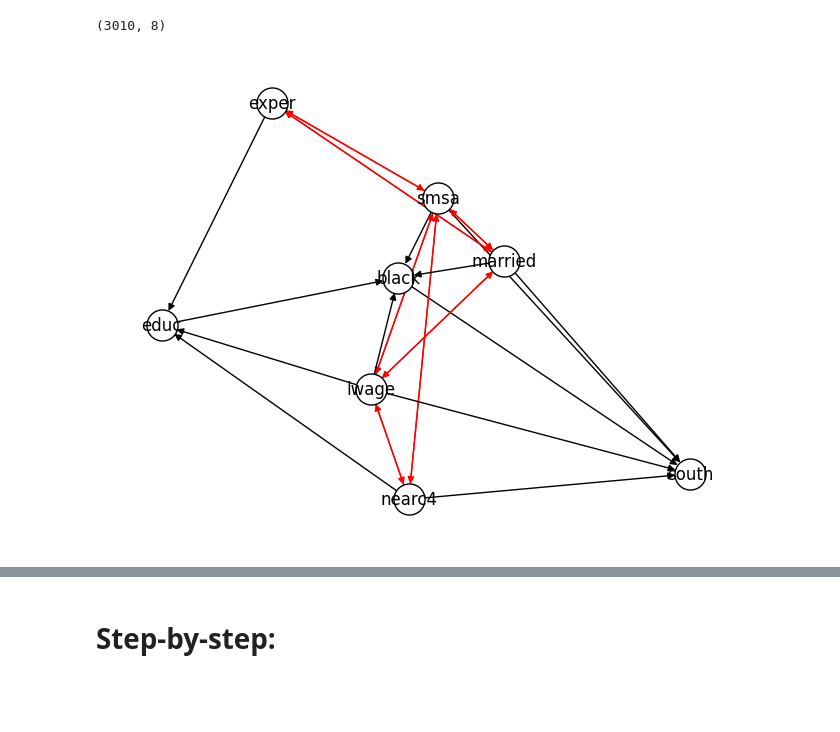
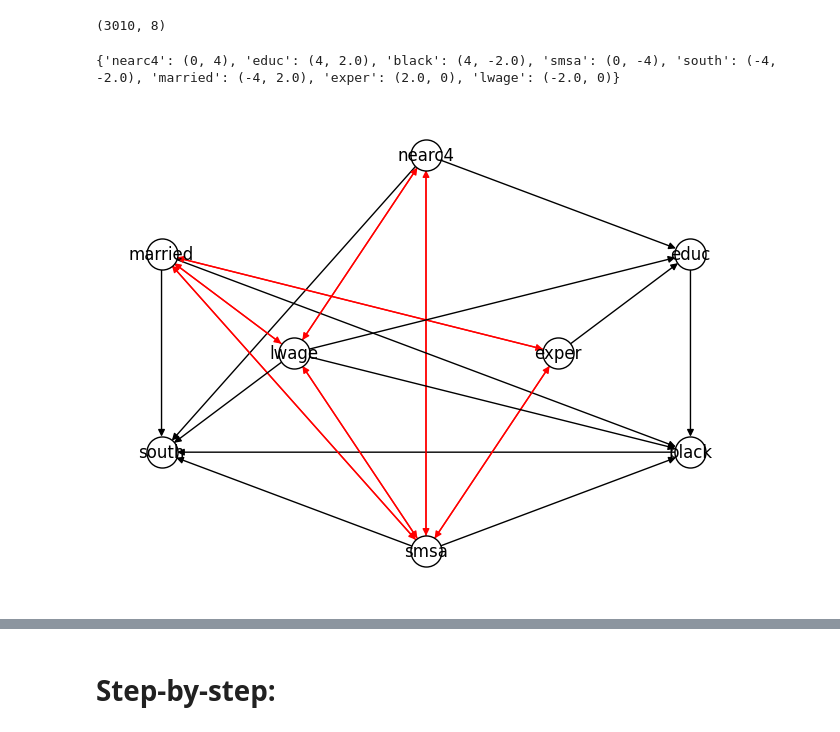
Before and after one commit to FemkeBakker/ProjectCausalDataScience, a Jupyter notebook: GES.ipynb, the cells around one changed output, grey strips where cells are left out. Saved outputs shown, nothing was run; the diff lists cells and outputs as text; code cells hidden in the pictures; blank space fills up the shorter version.

Commit message:
graph version3

```diff
--- a/GES.ipynb
+++ b/GES.ipynb
@@ -10,3 +10,19 @@ import pandas as pd
 np.random.seed(0)
 # %% [output]
 No GPU automatically detected. Setting SETTINGS.GPU to 0, and SETTINGS.NJOBS to cpu_count.
+# %%
+def get_positions(input_df):
+    x =  [0, 1, 1, 0, -1, -1, 0.5, -0.5]
+    y =  [1, 0.5, -0.5, -1, -0.5, 0.5, 0, 0]
+    x = [i*4 for i in x]
+    y = [i*4 for i in y]
+
+    pos = dict()
+    for i in range(len(input_df.columns)):
+        node = list(input_df.columns.values)[i]
+        pos[node] = (x[i], y[i])
+
+    return pos
+
+pos = get_positions(df)
+print(pos)
@@ -24,12 +42,30 @@ df.shape
 | 3 | 1 | 11 | 0 | 1 | 0 | 1.0 | 10 | 5.521461 |
 | 4 | 1 | 12 | 0 | 1 | 0 | 1.0 | 16 | 6.591674 |
 (3010, 8)
+# %%
+def get_positions(input_df):
+    x =  [0, 1, 1, 0, -1, -1, 0.5, -0.5]
+    y =  [1, 0.5, -0.5, -1, -0.5, 0.5, 0, 0]
+    x = [i*4 for i in x]
+    y = [i*4 for i in y]
+
+    pos = dict()
+    for i in range(len(input_df.columns)):
+        node = list(input_df.columns.values)[i]
+        pos[node] = (x[i], y[i])
+
+    return pos
+
+pos = get_positions(df)
+print(pos)
+# %% [output]
+{'nearc4': (0, 4), 'educ': (4, 2.0), 'black': (4, -2.0), 'smsa': (0, -4), 'south': (-4, -2.0), 'married': (-4, 2.0), 'exper': (2.0, 0), 'lwage': (-2.0, 0)}
 # %%
 df = df.dropna()
 # %%
 result, score = ges.fit_bic(df.to_numpy()) # The result is a CPDAG represented by an adjacency matrix
 ges_graph = nx.relabel_nodes(nx.DiGraph(result), {idx: i for idx, i in enumerate(df.columns)})
 colors = ['red'  if (y,x) in ges_graph.edges() else 'black' for (x,y) in ges_graph.edges()]
-nx.draw(ges_graph, with_labels=True, node_size=500, node_color='w', edgecolors ='black', edge_color=colors)
+nx.draw(ges_graph, with_labels=True, node_size=500, node_color='w', edgecolors ='black', edge_color=colors, pos=pos)
 # %% [output]
-[figure, old version]
+[figure, new version]
```
Also changed, not shown: parts of 2 cells of this notebook, 5 other files.
